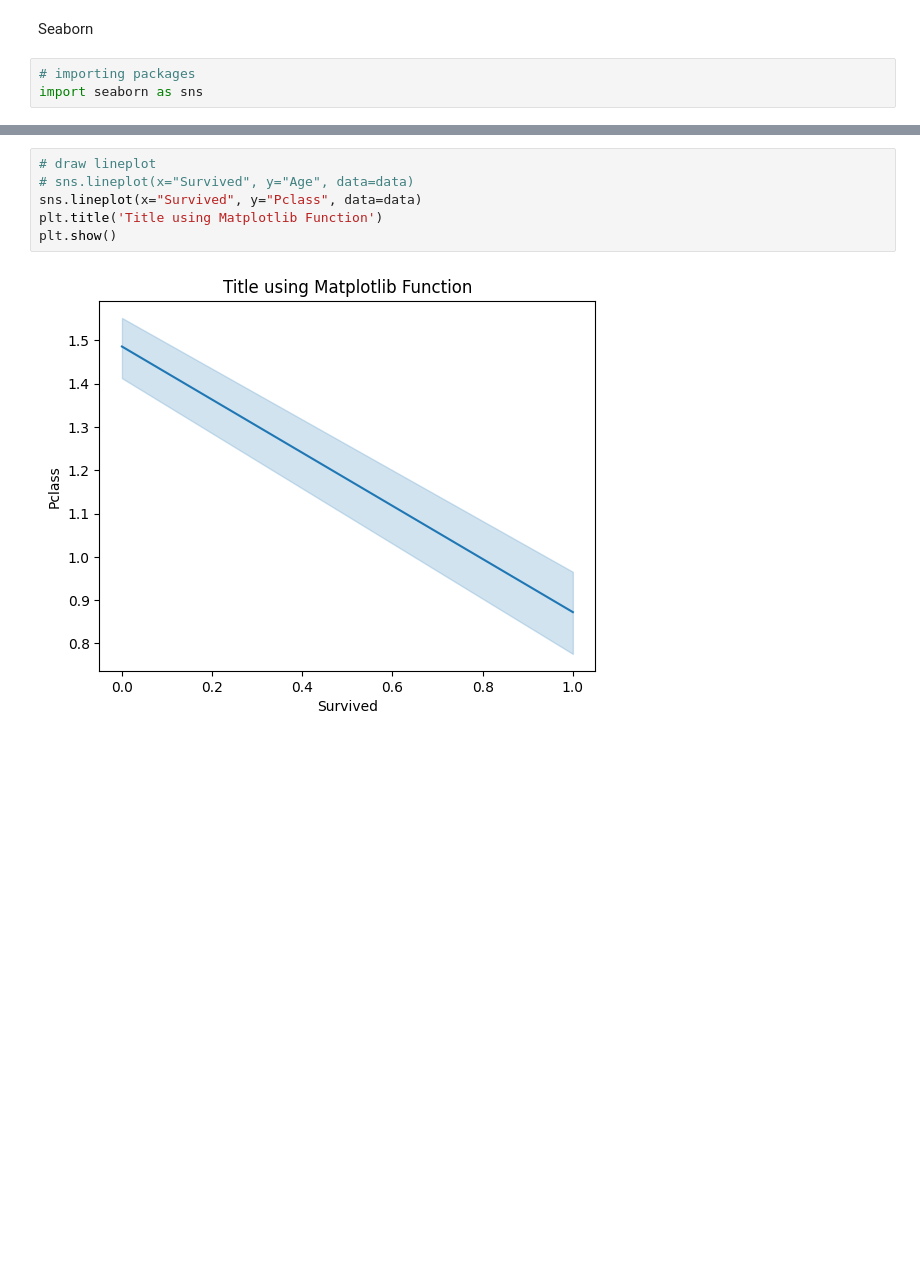
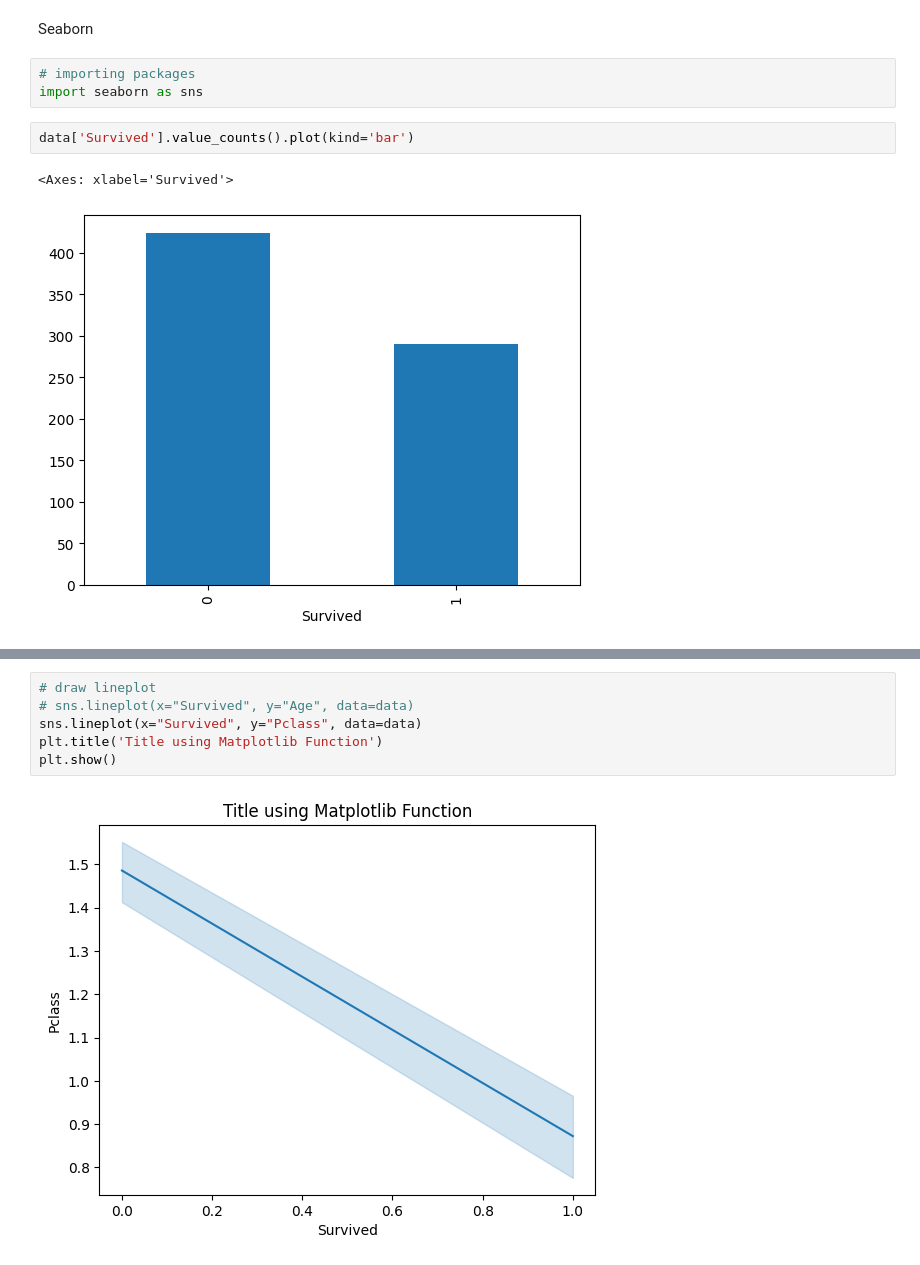
Before and after one commit to duetianmehedishuvo/ml_practice, a Jupyter notebook: 1. data_preprocessing/Data Visualization.ipynb, the cells around one changed output, grey strips where cells are left out. Cells and saved outputs as stored; diff of their text form; blank space fills up the shorter version.

```diff
--- a/1. data_preprocessing/Data Visualization.ipynb
+++ b/1. data_preprocessing/Data Visualization.ipynb
@@ -130,3 +130,8 @@ Seaborn
 # %%
 # importing packages
 import seaborn as sns
+# %%
+data['Survived'].value_counts().plot(kind='bar')
+# %% [output]
+<Axes: xlabel='Survived'>
+[figure, added]
```
Also changed, not shown: parts of 2 cells of this notebook, 1 other file.
